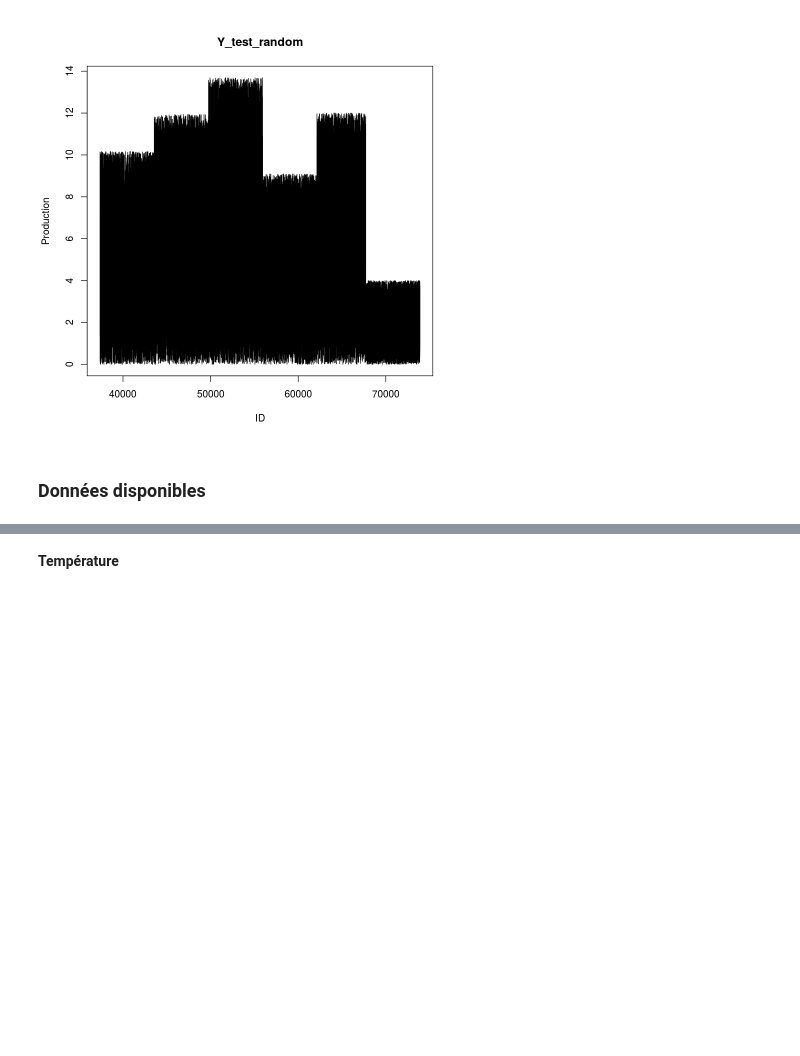
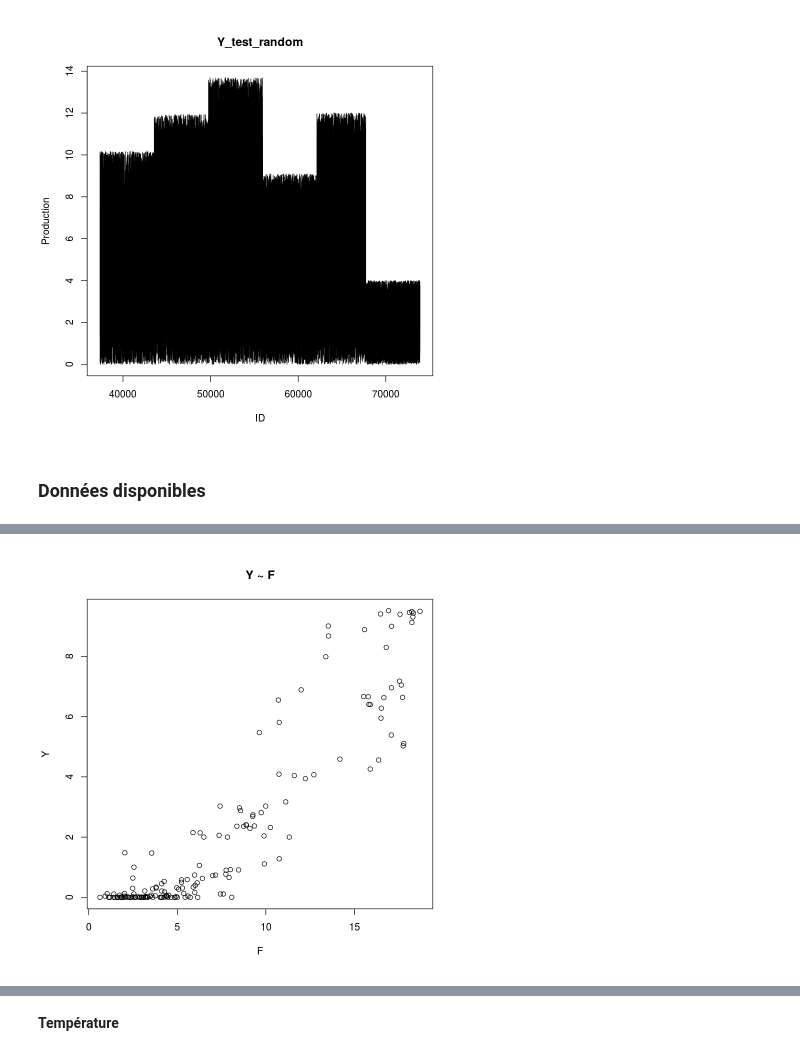
Before and after one commit to luc-dubreuil/GestionDeProjet4A, a Jupyter notebook: Travail/Adeline/Debut.ipynb, the cells around one changed output, grey strips where cells are left out. Cells and saved outputs as stored; diff of their text form; code cells hidden in the pictures; blank space fills up the shorter version.

```diff
--- a/Travail/Adeline/Debut.ipynb
+++ b/Travail/Adeline/Debut.ipynb
@@ -28,0 +65,4 @@ plot(Y_test_random, type="l", main = "Y_test_random")
+# %%
+with(data = data3, plot(Y ~ F, main = "Y ~ F"))
+# %% [output]
+[figure, added]
```
Also changed, not shown: parts of 10 cells of this notebook.
